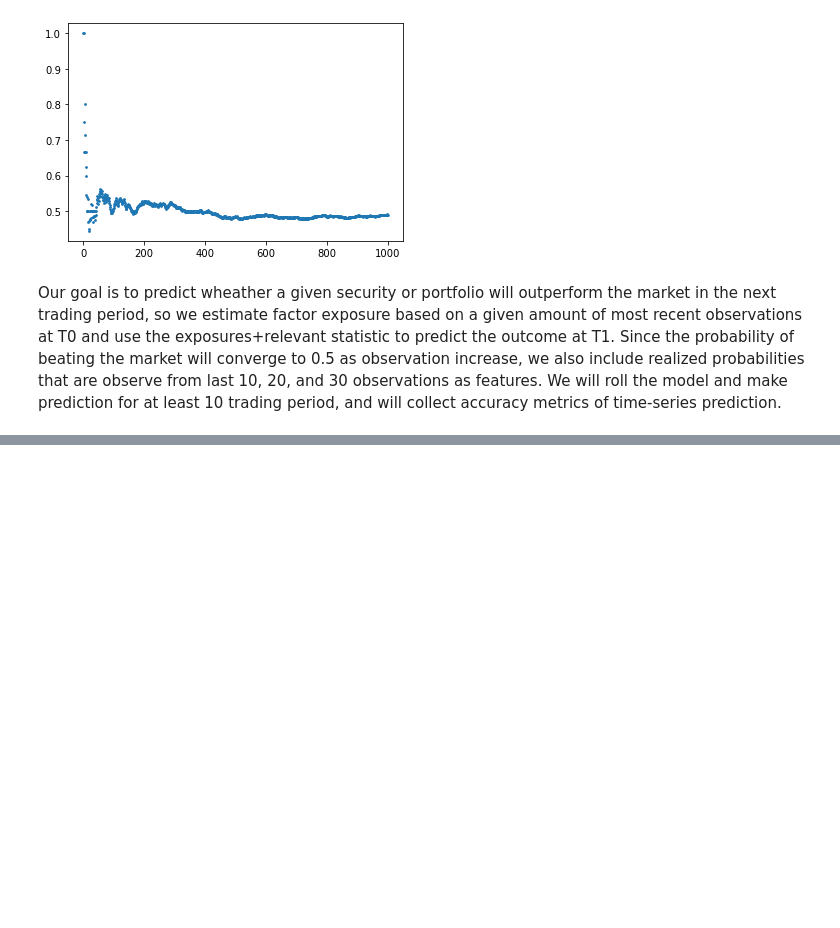
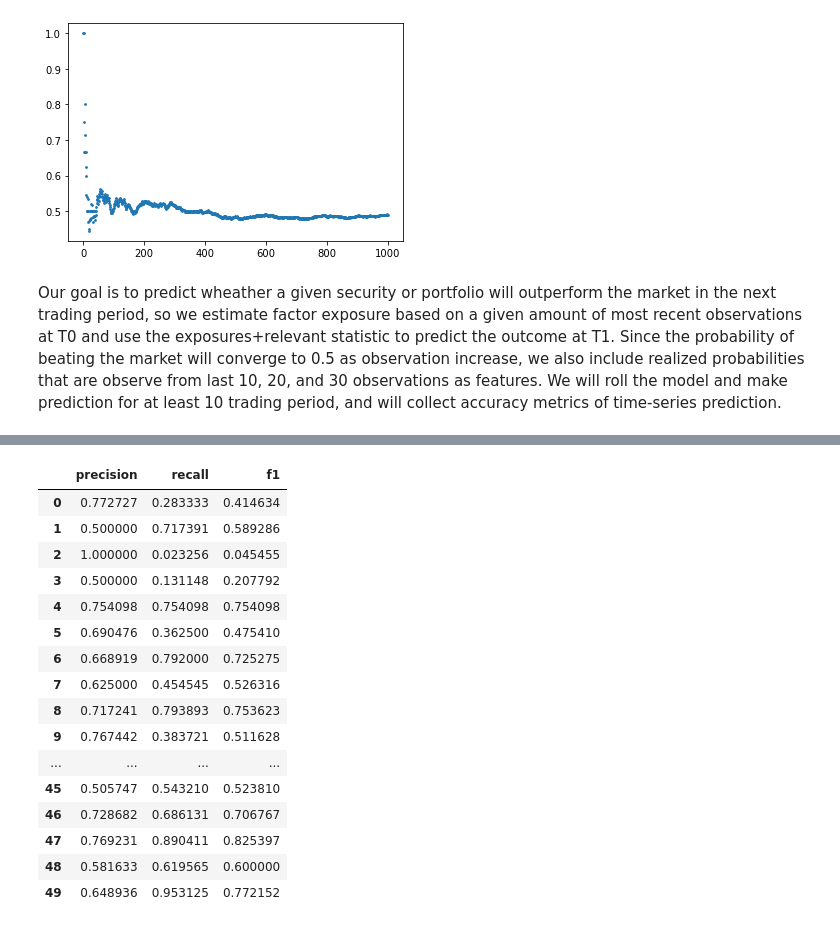
Before and after one commit to DominicRicci/CSS_Project, a Jupyter notebook: CSS100.ipynb, the cells around one changed output, grey strips where cells are left out. Drawn from its saved outputs; the diff is of its cells as text; code cells hidden in the pictures; blank space fills up the shorter version.

```diff
--- a/CSS100.ipynb
+++ b/CSS100.ipynb
@@ -510,35 +513,3 @@ plt.scatter(time_length, winner_rate_list, s=3)
 [figure]
 # %% [markdown]
 Our goal is to predict wheather a given security or portfolio will outperform the market in the next trading period, so we estimate factor exposure based on a given amount of most recent observations at T0 and use the exposures+relevant statistic to predict the outcome at T1. Since the probability of beating the market will converge to 0.5 as observation increase, we also include realized probabilities that are observe from last 10, 20, and 30 observations as features. We will roll the model and make prediction for at least 10 trading period, and will collect accuracy metrics of time-series prediction.
-# %%
-def performence_df(FF_2m_factor,total_2m_return, Rf, modelType = "linear", transform = False):
-
-    performence = pd.DataFrame(columns=["precision", "recall", "f1"])
-
-    days = 150
-
-    while days < 160:
-        #split
-        data = regressAll(FF_2m_factor,total_2m_return,days,train_base = 150,Rf = Rf, modelType = modelType, transform = transform)
-        data = data.fillna(0)
-        split = int(len(data)*0.6)
-        training_set = data.iloc[:split]
-        testing_set = data.iloc[split:]
-
-        sgd_clf = SGDClassifier(random_state = 42)
-        model = sgd_clf.fit(training_set.drop(columns=["true_target"]),training_set["true_target"])
-
-        prediction = model.predict(testing_set.drop(columns=["true_target"]))
-        testing_set = testing_set.copy()
-        testing_set["prediction"] = prediction
-
-        precision = precision_score(testing_set["true_target"], testing_set["prediction"])
-        recall = recall_score(testing_set["true_target"], testing_set["prediction"])
-        f1 = f1_score(testing_set["true_target"], testing_set["prediction"])
-
-        score_series = pd.Series([precision, recall, f1], index = performence.columns)
-        performence = performence.append(score_series, ignore_index=True)
-
-        days += 1
-
-    return performence
@@ -598 +646,21 @@ f1           0.490002
 dtype: float64
+# %%
+p1
+# %% [output]
+|  | precision | recall | f1 |
+| 0 | 0.772727 | 0.283333 | 0.414634 |
+| 1 | 0.500000 | 0.717391 | 0.589286 |
+| 2 | 1.000000 | 0.023256 | 0.045455 |
+| 3 | 0.500000 | 0.131148 | 0.207792 |
+| 4 | 0.754098 | 0.754098 | 0.754098 |
+| 5 | 0.690476 | 0.362500 | 0.475410 |
+| 6 | 0.668919 | 0.792000 | 0.725275 |
+| 7 | 0.625000 | 0.454545 | 0.526316 |
+| 8 | 0.717241 | 0.793893 | 0.753623 |
+| 9 | 0.767442 | 0.383721 | 0.511628 |
+| ... | ... | ... | ... |
+| 45 | 0.505747 | 0.543210 | 0.523810 |
+| 46 | 0.728682 | 0.686131 | 0.706767 |
+| 47 | 0.769231 | 0.890411 | 0.825397 |
+| 48 | 0.581633 | 0.619565 | 0.600000 |
+| 49 | 0.648936 | 0.953125 | 0.772152 |
```
Also changed, not shown: parts of 13 cells of this notebook.
